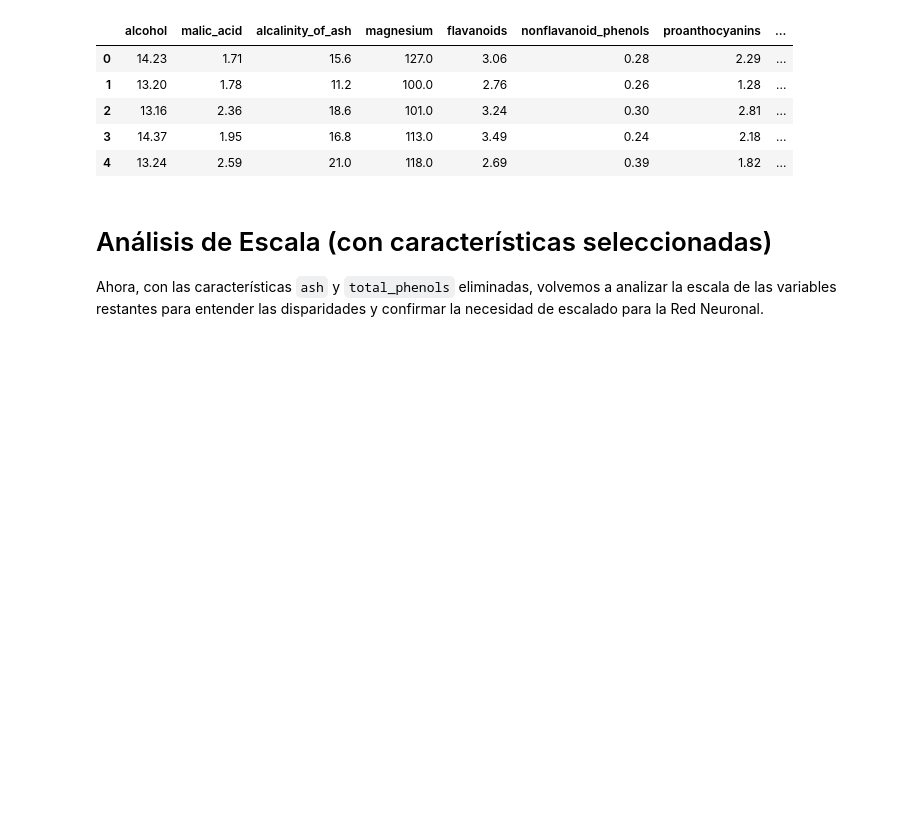
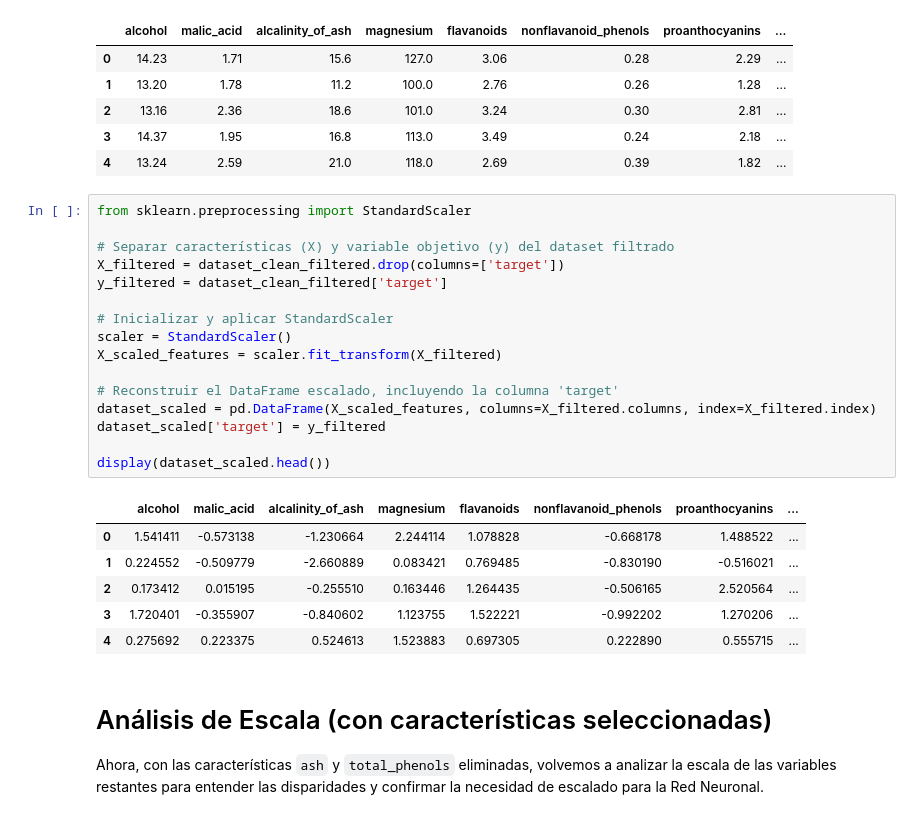
Before and after one commit to CoriAle/machine-learning-final-project, a Jupyter notebook: wine_dataset.ipynb, the cells around one changed output. Saved outputs shown, nothing was run; the diff lists cells and outputs as text; blank space fills up the shorter version.

```diff
--- a/wine_dataset.ipynb
+++ b/wine_dataset.ipynb
@@ -617,6 +617,29 @@ Dimensiones de dataset_clean_filtered: (165, 12)
 | 2 | 13.16 | 2.36 | 18.6 | 101.0 | 3.24 | 0.30 | 2.81 | ... |
 | 3 | 14.37 | 1.95 | 16.8 | 113.0 | 3.49 | 0.24 | 2.18 | ... |
 | 4 | 13.24 | 2.59 | 21.0 | 118.0 | 2.69 | 0.39 | 1.82 | ... |
+# %%
+from sklearn.preprocessing import StandardScaler
+
+# Separar características (X) y variable objetivo (y) del dataset filtrado
+X_filtered = dataset_clean_filtered.drop(columns=['target'])
+y_filtered = dataset_clean_filtered['target']
+
+# Inicializar y aplicar StandardScaler
+scaler = StandardScaler()
+X_scaled_features = scaler.fit_transform(X_filtered)
+
+# Reconstruir el DataFrame escalado, incluyendo la columna 'target'
+dataset_scaled = pd.DataFrame(X_scaled_features, columns=X_filtered.columns, index=X_filtered.index)
+dataset_scaled['target'] = y_filtered
+
+display(dataset_scaled.head())
+# %% [output]
+|  | alcohol | malic_acid | alcalinity_of_ash | magnesium | flavanoids | nonflavanoid_phenols | proanthocyanins | ... |
+| 0 | 1.541411 | -0.573138 | -1.230664 | 2.244114 | 1.078828 | -0.668178 | 1.488522 | ... |
+| 1 | 0.224552 | -0.509779 | -2.660889 | 0.083421 | 0.769485 | -0.830190 | -0.516021 | ... |
+| 2 | 0.173412 | 0.015195 | -0.255510 | 0.163446 | 1.264435 | -0.506165 | 2.520564 | ... |
+| 3 | 1.720401 | -0.355907 | -0.840602 | 1.123755 | 1.522221 | -0.992202 | 1.270206 | ... |
+| 4 | 0.275692 | 0.223375 | 0.524613 | 1.523883 | 0.697305 | 0.222890 | 0.555715 | ... |
 # %% [markdown]
 # Análisis de Escala (con características seleccionadas)
 
```
Also changed, not shown: parts of 25 cells of this notebook.
